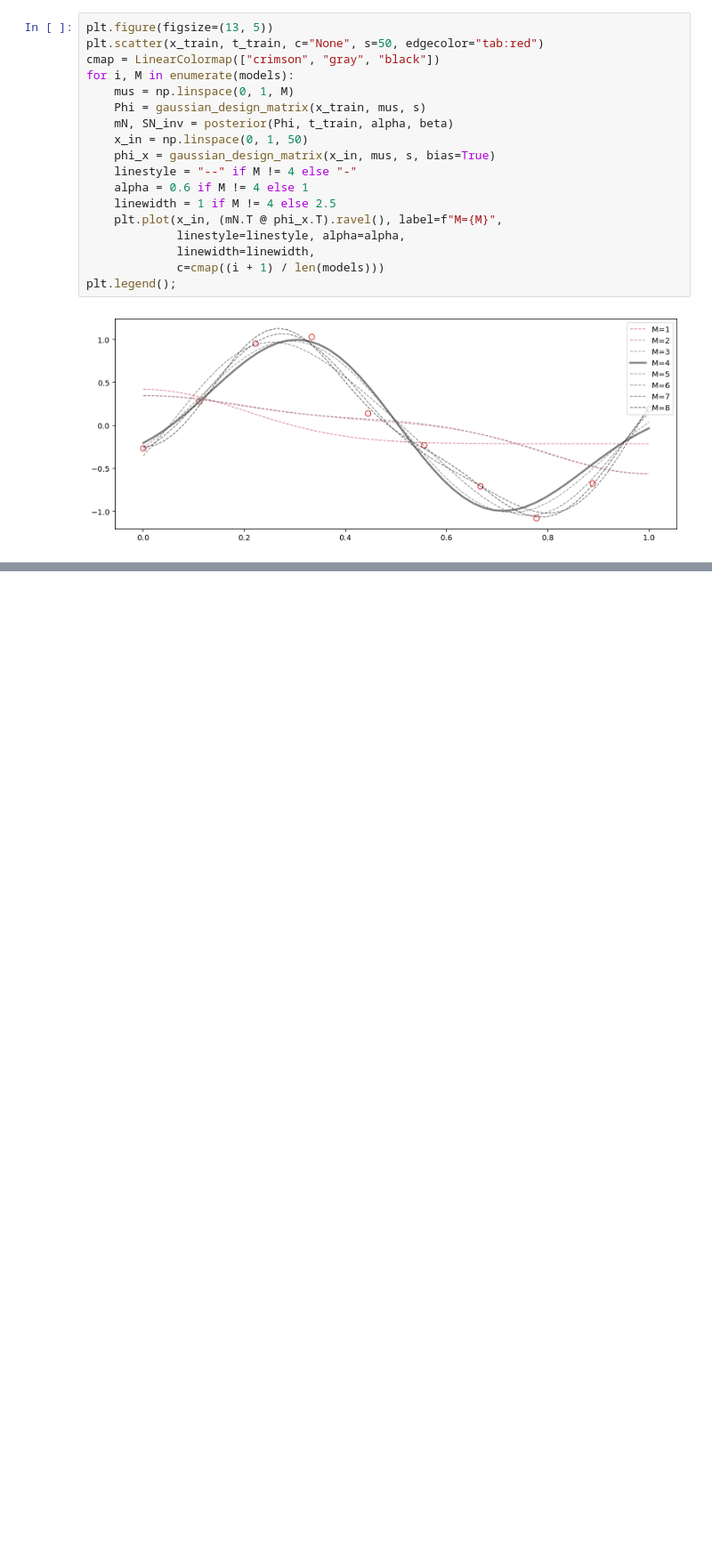
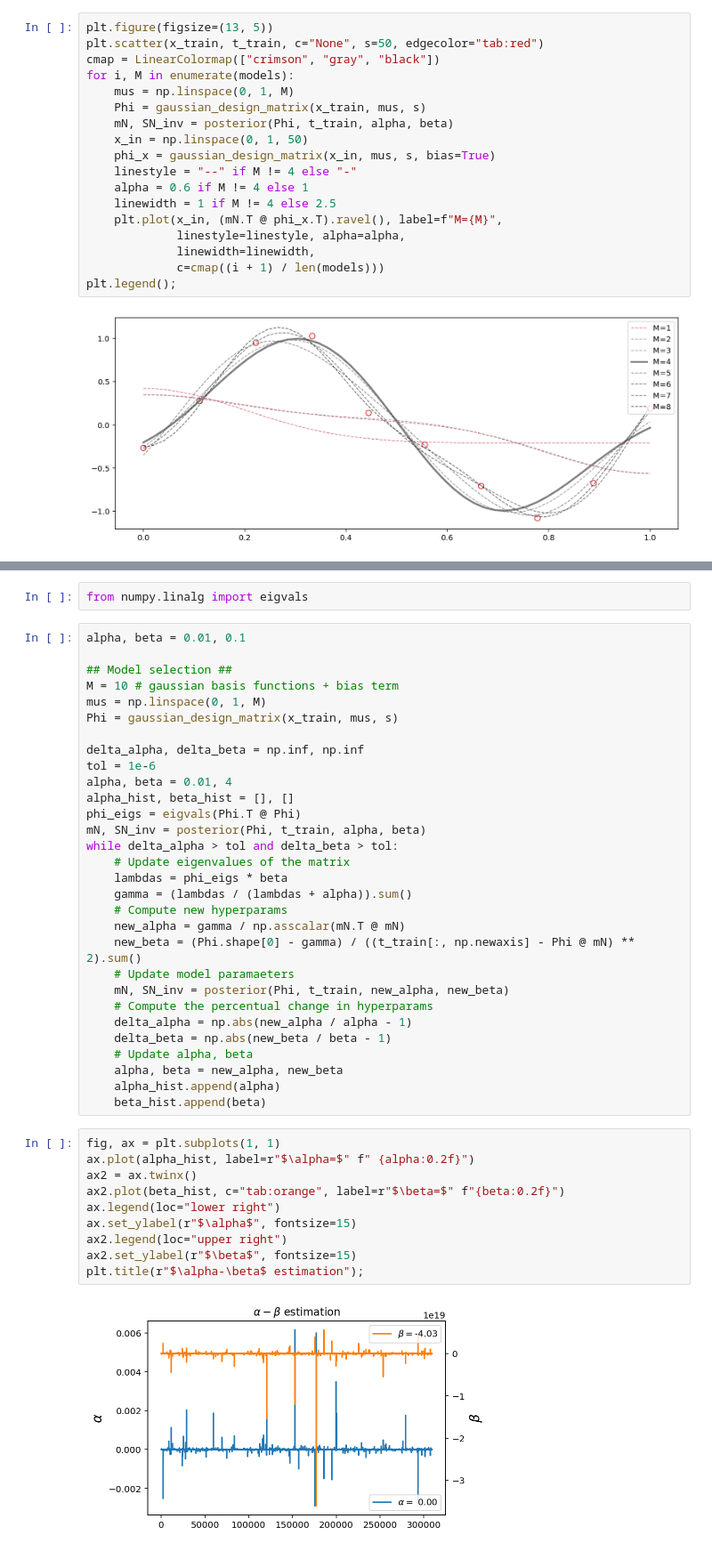
Before and after one commit to gerdm/prml, a Jupyter notebook: chapter3/evidence-approximation.ipynb, the cells around one changed output, grey strips where cells are left out. Shown at 89% size. Cells and saved outputs as stored; diff of their text form; blank space fills up the shorter version.

```diff
--- a/chapter3/evidence-approximation.ipynb
+++ b/chapter3/evidence-approximation.ipynb
@@ -200,0 +219,44 @@ $$
+# %%
+from numpy.linalg import eigvals
+# %%
+alpha, beta = 0.01, 0.1
+
+## Model selection ##
+M = 10 # gaussian basis functions + bias term
+mus = np.linspace(0, 1, M)
+Phi = gaussian_design_matrix(x_train, mus, s)
+
+delta_alpha, delta_beta = np.inf, np.inf
+tol = 1e-6
+alpha, beta = 0.01, 4
+alpha_hist, beta_hist = [], []
+phi_eigs = eigvals(Phi.T @ Phi)
+mN, SN_inv = posterior(Phi, t_train, alpha, beta)
+while delta_alpha > tol and delta_beta > tol:
+    # Update eigenvalues of the matrix
+    lambdas = phi_eigs * beta
+    gamma = (lambdas / (lambdas + alpha)).sum()
+    # Compute new hyperparams
+    new_alpha = gamma / np.asscalar(mN.T @ mN)
+    new_beta = (Phi.shape[0] - gamma) / ((t_train[:, np.newaxis] - Phi @ mN) ** 2).sum()
+    # Update model paramaeters
+    mN, SN_inv = posterior(Phi, t_train, new_alpha, new_beta)
+    # Compute the percentual change in hyperparams
+    delta_alpha = np.abs(new_alpha / alpha - 1)
+    delta_beta = np.abs(new_beta / beta - 1)
+    # Update alpha, beta
+    alpha, beta = new_alpha, new_beta
+    alpha_hist.append(alpha)
+    beta_hist.append(beta)
+# %%
+fig, ax = plt.subplots(1, 1)
+ax.plot(alpha_hist, label=r"$\alpha=$" f" {alpha:0.2f}")
+ax2 = ax.twinx()
+ax2.plot(beta_hist, c="tab:orange", label=r"$\beta=$" f"{beta:0.2f}")
+ax.legend(loc="lower right")
+ax.set_ylabel(r"$\alpha$", fontsize=15)
+ax2.legend(loc="upper right")
+ax2.set_ylabel(r"$\beta$", fontsize=15)
+plt.title(r"$\alpha-\beta$ estimation");
+# %% [output]
+[figure, added]
```
Also changed, not shown: parts of 9 cells of this notebook.
